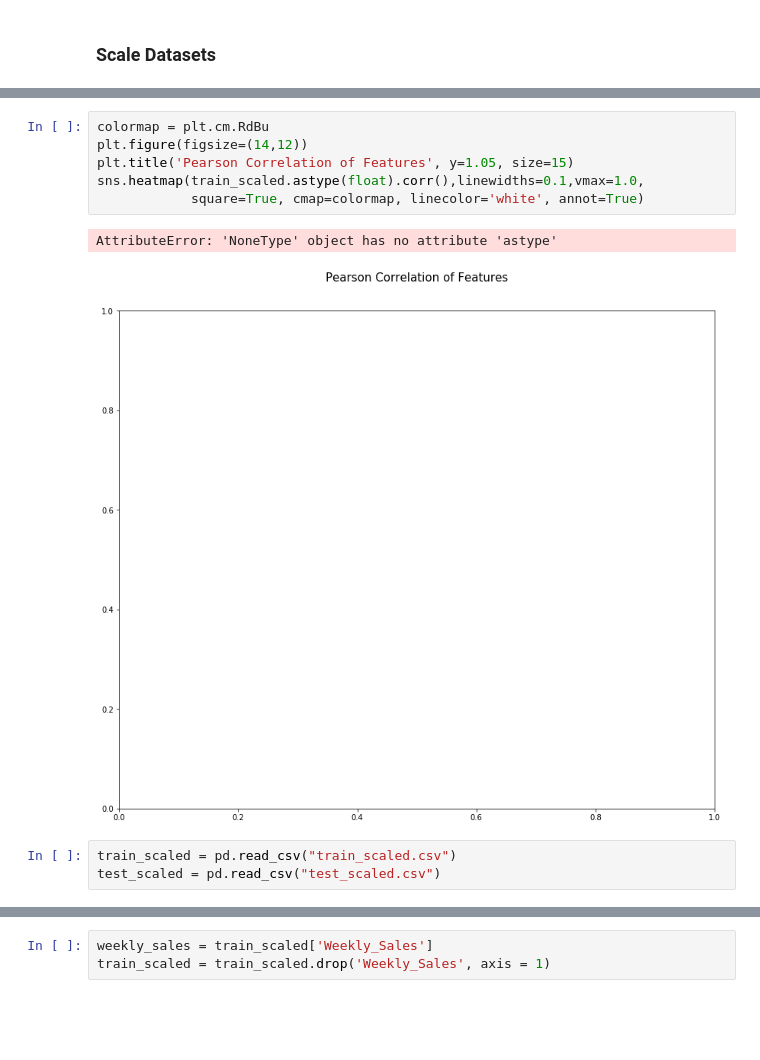
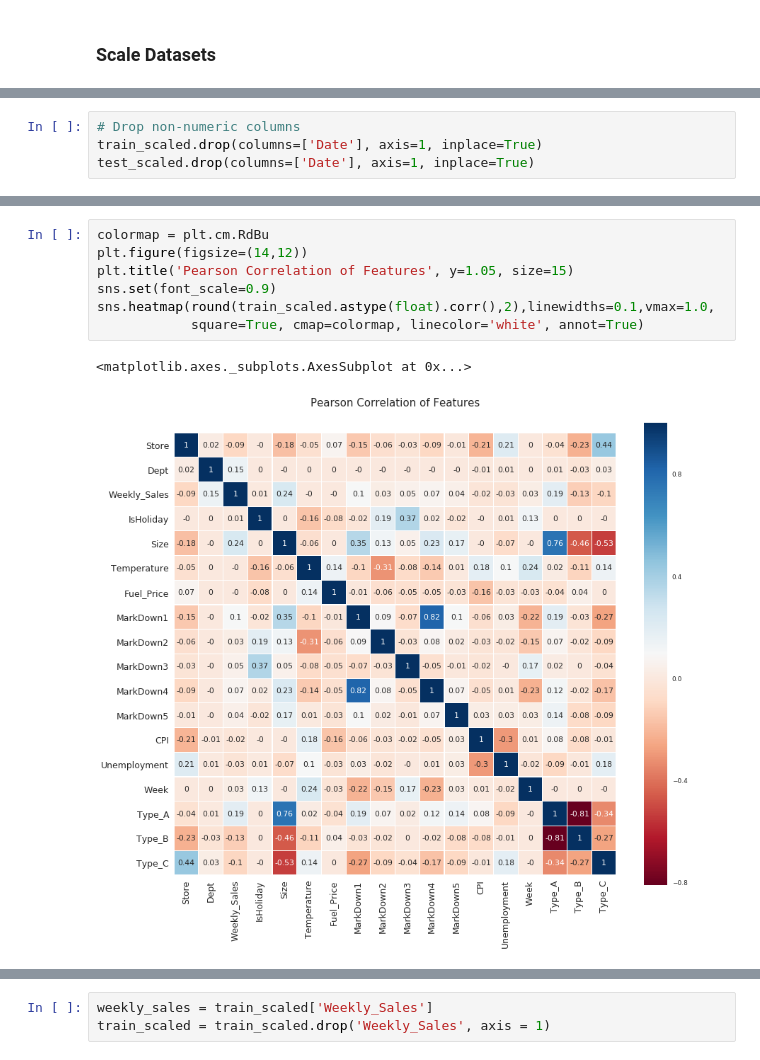
Before and after one commit to nitinx/ml-store-sales-forecast, a Jupyter notebook: WalmartStoreSales.ipynb, the cells around one changed output, grey strips where cells are left out. Cells and saved outputs as stored; diff of their text form; blank space fills up the shorter version.

```diff
--- a/WalmartStoreSales.ipynb
+++ b/WalmartStoreSales.ipynb
@@ -828,0 +655,4 @@ test_scaled.to_csv('test_scaled.csv', index=False)
+# %%
+# Drop non-numeric columns
+train_scaled.drop(columns=['Date'], axis=1, inplace=True)
+test_scaled.drop(columns=['Date'], axis=1, inplace=True)
@@ -829,12 +678,10 @@ test_scaled.to_csv('test_scaled.csv', index=False)
 # %%
 colormap = plt.cm.RdBu
 plt.figure(figsize=(14,12))
 plt.title('Pearson Correlation of Features', y=1.05, size=15)
-sns.heatmap(train_scaled.astype(float).corr(),linewidths=0.1,vmax=1.0,
+sns.set(font_scale=0.9)
+sns.heatmap(round(train_scaled.astype(float).corr(),2),linewidths=0.1,vmax=1.0,
             square=True, cmap=colormap, linecolor='white', annot=True)
 # %% [output]
-AttributeError: 'NoneType' object has no attribute 'astype'
+<matplotlib.axes._subplots.AxesSubplot at 0x...>
-[figure, old version]
+[figure, new version]
-# %%
-train_scaled = pd.read_csv("train_scaled.csv")
-test_scaled = pd.read_csv("test_scaled.csv")
```
Also changed, not shown: parts of 147 cells of this notebook.
